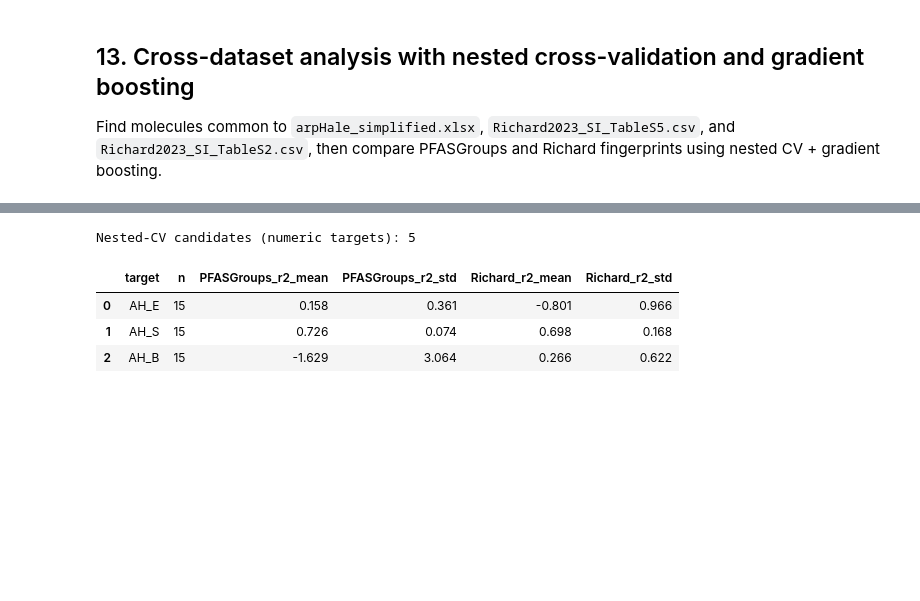
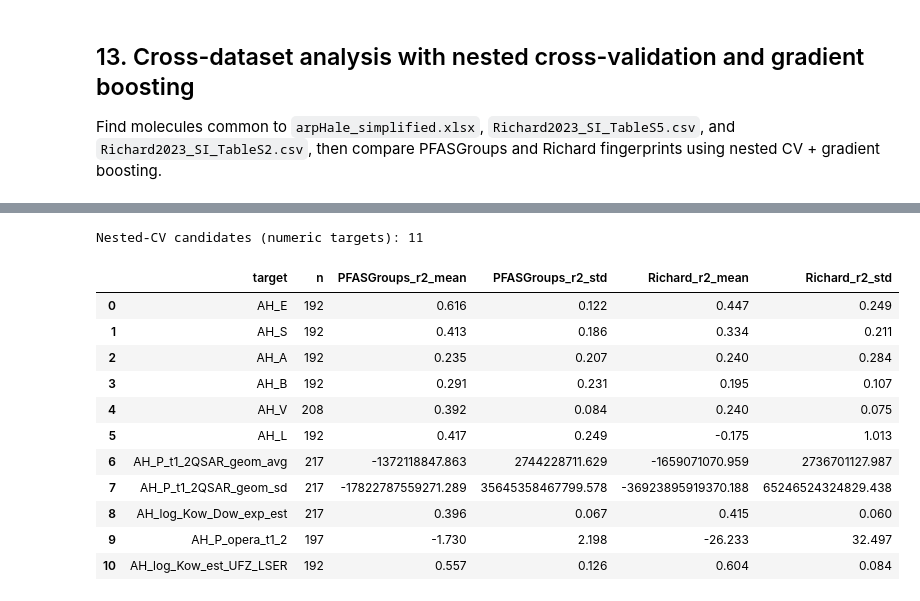
Before and after one commit to LucMiaz/PFASGroups, a Jupyter notebook: benchmark/fingerprint_structure_analysis.ipynb, the cells around one changed output, grey strips where cells are left out. Drawn from its saved outputs; the diff is of its cells as text; code cells hidden in the pictures; blank space fills up the shorter version.

```diff
--- a/benchmark/fingerprint_structure_analysis.ipynb
+++ b/benchmark/fingerprint_structure_analysis.ipynb
@@ -2307,9 +2285,23 @@ else:
     X_rich = _txp_sub[rich_idx][valid_mask[richard_ok]] if row_ok.any() else None
     y_df = df_common.loc[row_ok].copy()
 
+    # Explicit target columns: Abraham solvation descriptors + well-covered physicochemical endpoints.
+    # Use pd.to_numeric coercion because df_arphale is loaded with dtype=str from the cache CSV.
+    _PREFERRED_TARGETS = [
+        # Abraham solvation descriptors (QSAR-predicted)
+        'AH_E', 'AH_S', 'AH_A', 'AH_B', 'AH_V', 'AH_L',
+        # Well-covered physicochemical endpoints
+        'AH_P_t1_2QSAR_geom_avg',   # QSAR half-life geometric mean  (~220/222)
+        'AH_P_t1_2QSAR_geom_sd',    # QSAR half-life geometric SD     (~220/222)
+        'AH_log_Kow_Dow_exp_est',   # log Kow/Dow (exp or estimated)  (~220/222)
+        'AH_P_opera_t1_2',          # OPERA half-life                 (~200/222)
+        'AH_log_Kow_est_UFZ_LSER',  # log Kow UFZ-LSER estimate       (~195/222)
+    ]
     target_cols = []
-    for c in y_df.select_dtypes(include=[np.number]).columns:
-        v = y_df[c].dropna()
+    for c in _PREFERRED_TARGETS:
+        if c not in y_df.columns:
+            continue
+        v = pd.to_numeric(y_df[c], errors='coerce').dropna()
         if len(v) >= 12 and v.nunique() >= 6:
             target_cols.append(c)
 
@@ -2323,8 +2315,8 @@ else:
     }
 
     rows = []
-    for t in target_cols[:3]:
-        yy = y_df[t].to_numpy(dtype=float)
+    for t in target_cols:
+        yy = pd.to_numeric(y_df[t], errors='coerce').to_numpy(dtype=float)
         ok = np.isfinite(yy)
         if ok.sum() < 12:
             continue
@@ -2340,34 +2332,42 @@ else:
         def _nested_score(X):
             scores = []
             for tr, te in outer.split(X):
                 pipe = Pipeline([('scaler', StandardScaler()), ('gbr', GradientBoostingRegressor(random_state=42))])
                 gs = GridSearchCV(pipe, param_grid=param_grid, cv=inner, scoring='r2', n_jobs=-1)
                 gs.fit(X[tr], y[tr])
                 scores.append(gs.score(X[te], y[te]))
             return float(np.mean(scores)), float(np.std(scores))
 
         p_mean, p_std = _nested_score(Xp)
         r_mean, r_std = (np.nan, np.nan)
         if Xr is not None and len(Xr) == len(y):
             r_mean, r_std = _nested_score(Xr)
 
         rows.append({
             'target': t,
             'n': int(len(y)),
             'PFASGroups_r2_mean': p_mean,
             'PFASGroups_r2_std': p_std,
             'Richard_r2_mean': r_mean,
             'Richard_r2_std': r_std,
         })
 
     if rows:
         res = pd.DataFrame(rows)
         display(res.style.background_gradient(subset=['PFASGroups_r2_mean', 'Richard_r2_mean'], cmap='RdYlGn', vmin=-1, vmax=1).format(precision=3))
     else:
         print('No target had enough valid data for nested CV.')
 # %% [output]
-Nested-CV candidates (numeric targets): 5
+Nested-CV candidates (numeric targets): 11
 |  | target | n | PFASGroups_r2_mean | PFASGroups_r2_std | Richard_r2_mean | Richard_r2_std |
-| 0 | AH_E | 15 | 0.158 | 0.361 | -0.801 | 0.966 |
-| 1 | AH_S | 15 | 0.726 | 0.074 | 0.698 | 0.168 |
-| 2 | AH_B | 15 | -1.629 | 3.064 | 0.266 | 0.622 |
+| 0 | AH_E | 192 | 0.616 | 0.122 | 0.447 | 0.249 |
+| 1 | AH_S | 192 | 0.413 | 0.186 | 0.334 | 0.211 |
+| 2 | AH_A | 192 | 0.235 | 0.207 | 0.240 | 0.284 |
+| 3 | AH_B | 192 | 0.291 | 0.231 | 0.195 | 0.107 |
+| 4 | AH_V | 208 | 0.392 | 0.084 | 0.240 | 0.075 |
+| 5 | AH_L | 192 | 0.417 | 0.249 | -0.175 | 1.013 |
+| 6 | AH_P_t1_2QSAR_geom_avg | 217 | -1372118847.863 | 2744228711.629 | -1659071070.959 | 2736701127.987 |
+| 7 | AH_P_t1_2QSAR_geom_sd | 217 | -17822787559271.289 | 35645358467799.578 | -36923895919370.188 | 65246524324829.438 |
+| 8 | AH_log_Kow_Dow_exp_est | 217 | 0.396 | 0.067 | 0.415 | 0.060 |
+| 9 | AH_P_opera_t1_2 | 197 | -1.730 | 2.198 | -26.233 | 32.497 |
+| 10 | AH_log_Kow_est_UFZ_LSER | 192 | 0.557 | 0.126 | 0.604 | 0.084 |
```
Also changed, not shown: parts of 4 cells of this notebook, 2 other files.
